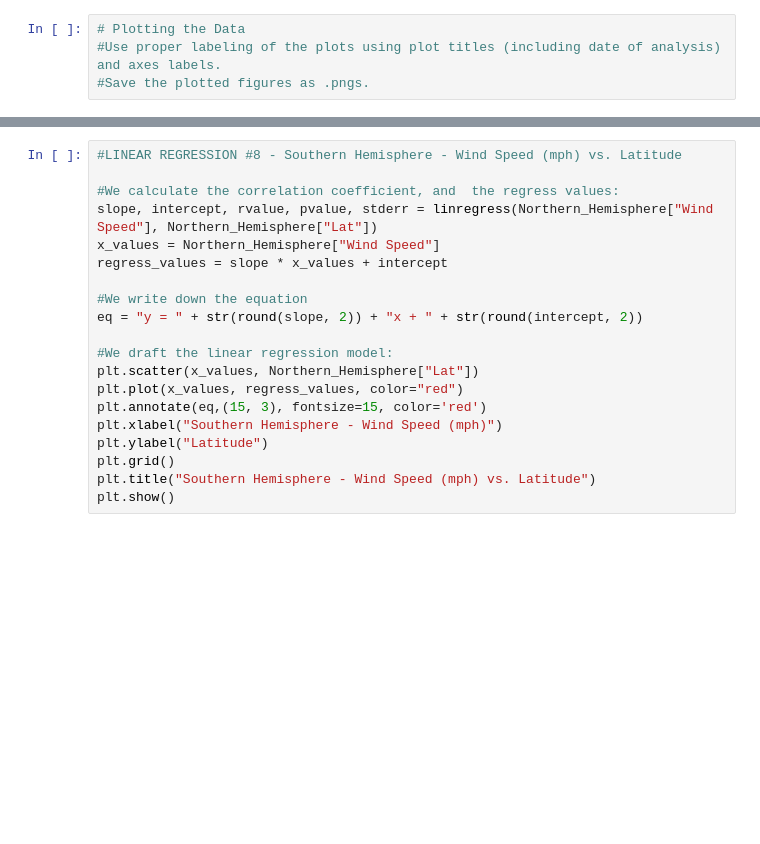
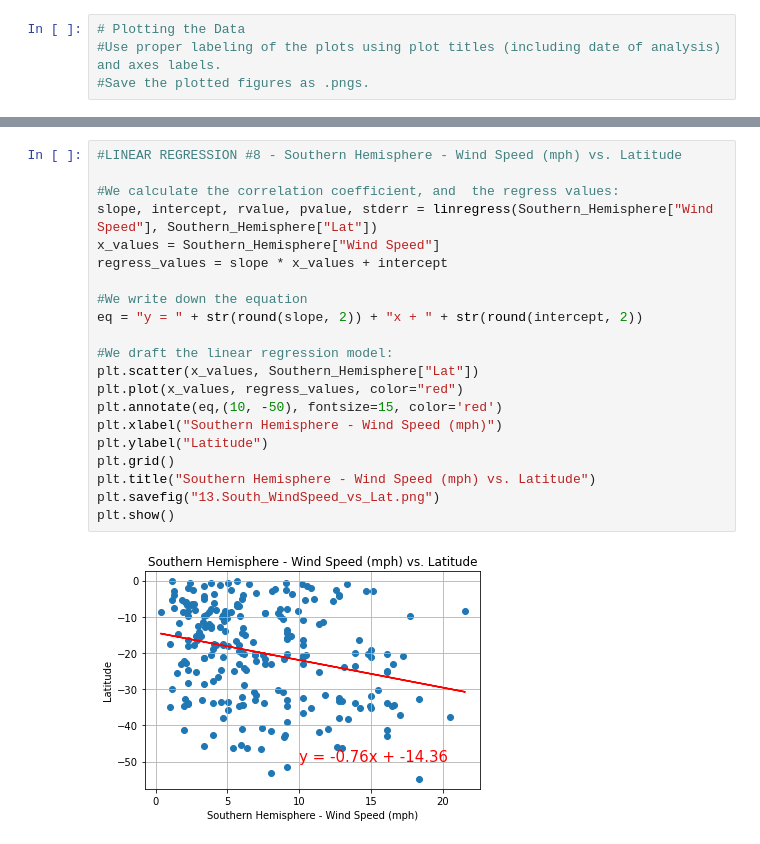
Before and after one commit to JorgeArV/API-challenge, a Jupyter notebook: Homework/Instructions/0.Weather.py.ipynb, the cells around one changed output, grey strips where cells are left out. Cells and saved outputs as stored; diff of their text form; blank space fills up the shorter version.

```diff
--- a/Homework/Instructions/Untitled.ipynb
+++ b/Homework/Instructions/0.Weather.py.ipynb
@@ -421,20 +438,23 @@ plt.show()
 # %%
 #LINEAR REGRESSION #8 - Southern Hemisphere - Wind Speed (mph) vs. Latitude
 
 #We calculate the correlation coefficient, and  the regress values:
-slope, intercept, rvalue, pvalue, stderr = linregress(Northern_Hemisphere["Wind Speed"], Northern_Hemisphere["Lat"])
-x_values = Northern_Hemisphere["Wind Speed"]
+slope, intercept, rvalue, pvalue, stderr = linregress(Southern_Hemisphere["Wind Speed"], Southern_Hemisphere["Lat"])
+x_values = Southern_Hemisphere["Wind Speed"]
 regress_values = slope * x_values + intercept
 
 #We write down the equation
 eq = "y = " + str(round(slope, 2)) + "x + " + str(round(intercept, 2))
 
 #We draft the linear regression model:
-plt.scatter(x_values, Northern_Hemisphere["Lat"])
+plt.scatter(x_values, Southern_Hemisphere["Lat"])
 plt.plot(x_values, regress_values, color="red")
-plt.annotate(eq,(15, 3), fontsize=15, color='red')
+plt.annotate(eq,(10, -50), fontsize=15, color='red')
 plt.xlabel("Southern Hemisphere - Wind Speed (mph)")
 plt.ylabel("Latitude")
 plt.grid()
 plt.title("Southern Hemisphere - Wind Speed (mph) vs. Latitude")
+plt.savefig("13.South_WindSpeed_vs_Lat.png")
 plt.show()
+# %% [output]
+[figure, added]
```
Also changed, not shown: parts of 14 cells of this notebook, 18 other files.
